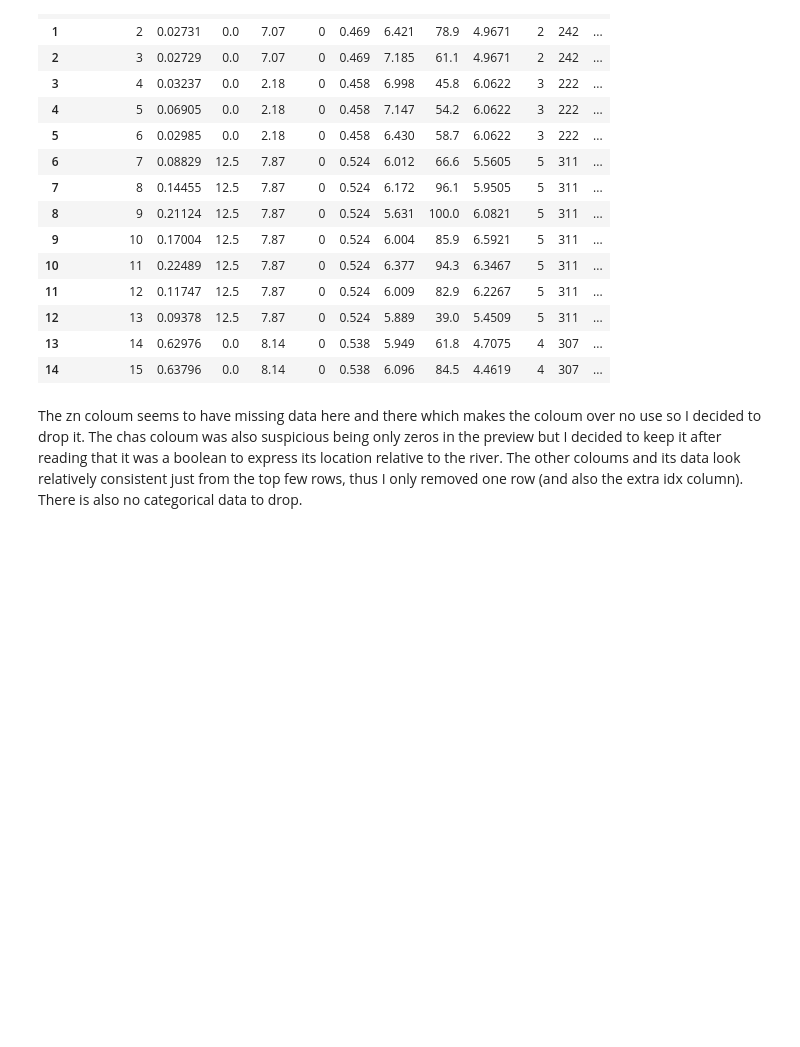
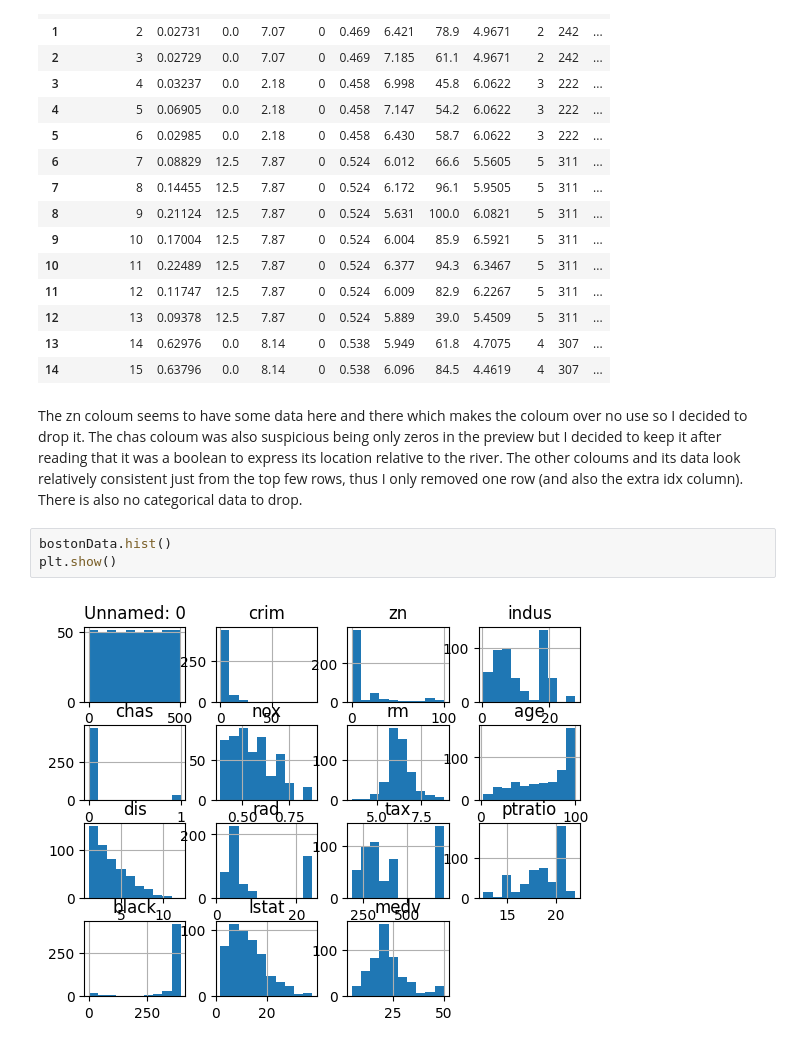
Before and after one commit to hoethan231/courses, a Jupyter notebook: CMPE_188/homework/homework1.ipynb, the cells around one changed output. Drawn from its saved outputs; the diff is of its cells as text; blank space fills up the shorter version.

```diff
--- a/CMPE_188/homework/homework1.ipynb
+++ b/CMPE_188/homework/homework1.ipynb
@@ -45,4 +45,9 @@ bostonData.head(15)
 | 13 | 14 | 0.62976 | 0.0 | 8.14 | 0 | 0.538 | 5.949 | 61.8 | 4.7075 | 4 | 307 | ... |
 | 14 | 15 | 0.63796 | 0.0 | 8.14 | 0 | 0.538 | 6.096 | 84.5 | 4.4619 | 4 | 307 | ... |
 # %% [markdown]
-The zn coloum seems to have missing data here and there which makes the coloum over no use so I decided to drop it. The chas coloum was also suspicious being only zeros in the preview but I decided to keep it after reading that it was a boolean to express its location relative to the river. The other coloums and its data look relatively consistent just from the top few rows, thus I only removed one row (and also the extra idx column). There is also no categorical data to drop.
+The zn coloum seems to have some data here and there which makes the coloum over no use so I decided to drop it. The chas coloum was also suspicious being only zeros in the preview but I decided to keep it after reading that it was a boolean to express its location relative to the river. The other coloums and its data look relatively consistent just from the top few rows, thus I only removed one row (and also the extra idx column). There is also no categorical data to drop.
+# %%
+bostonData.hist()
+plt.show()
+# %% [output]
+[figure, added]
```
Also changed, not shown: parts of 21 cells of this notebook.
